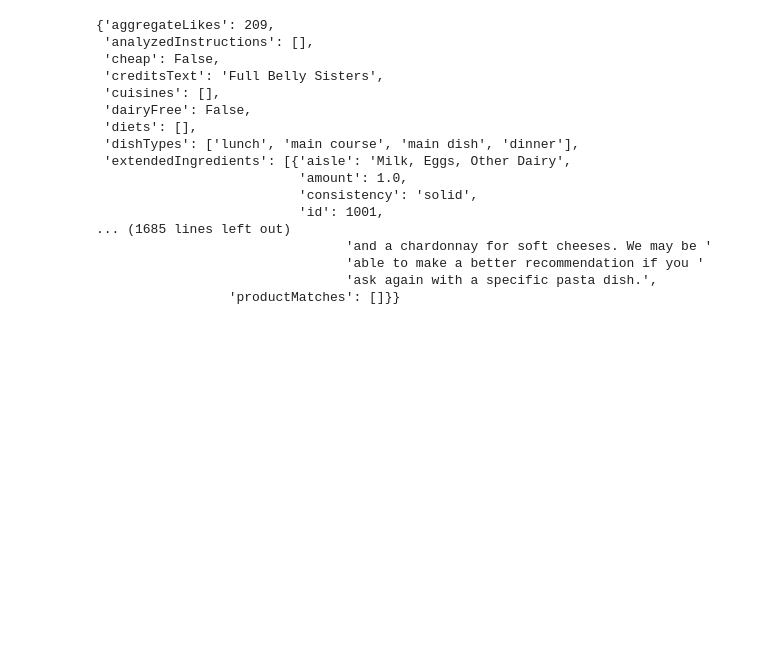
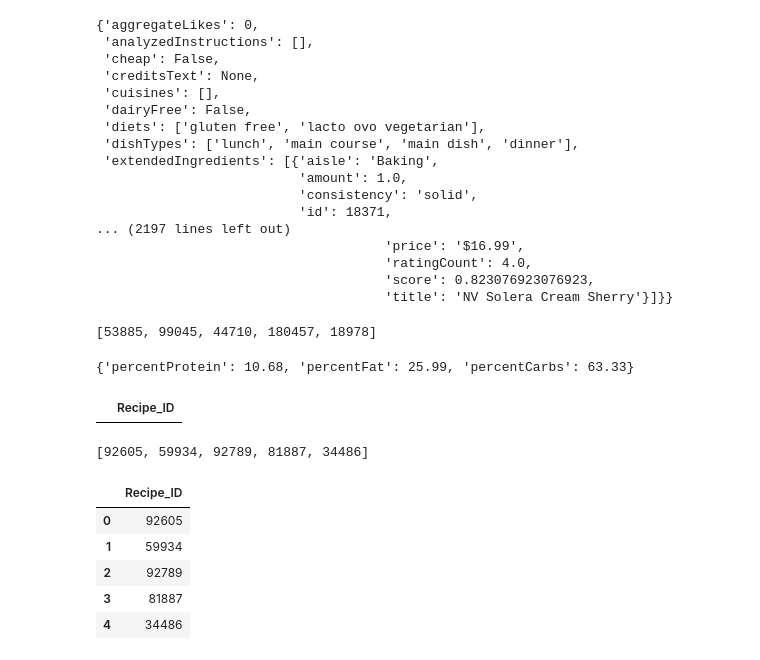
Before and after one commit to Jamahler/Project-3, a Jupyter notebook: asmvm_files/recipes.ipynb, the cells around one changed output. Drawn from its saved outputs; the diff is of its cells as text; code cells hidden in the pictures; blank space fills up the shorter version.

Commit message:
working on code for api spoonacular data

```diff
--- a/asmvm_files/recipes.ipynb
+++ b/asmvm_files/recipes.ipynb
@@ -10,22 +17,53 @@ recipe_query = f"{recipe_url_base}&apiKey={api_key}"
 # %%
 s = requests.Session()
-response = s.get(recipe_query)
-pprint(response.json())
+response = s.get(recipe_query).json()
+## pretty print the response
+pprint(response)
+# response
 # %% [output]
-{'aggregateLikes': 209,
+{'aggregateLikes': 0,
  'analyzedInstructions': [],
  'cheap': False,
- 'creditsText': 'Full Belly Sisters',
+ 'creditsText': None,
  'cuisines': [],
  'dairyFree': False,
- 'diets': [],
+ 'diets': ['gluten free', 'lacto ovo vegetarian'],
  'dishTypes': ['lunch', 'main course', 'main dish', 'dinner'],
- 'extendedIngredients': [{'aisle': 'Milk, Eggs, Other Dairy',
+ 'extendedIngredients': [{'aisle': 'Baking',
                           'amount': 1.0,
                           'consistency': 'solid',
-                          'id': 1001,
-... (1685 lines left out)
-                                'and a chardonnay for soft cheeses. We may be '
-                                'able to make a better recommendation if you '
-                                'ask again with a specific pasta dish.',
-                 'productMatches': []}}
+                          'id': 18371,
+... (2197 lines left out)
+                                     'price': '$16.99',
+                                     'ratingCount': 4.0,
+                                     'score': 0.823076923076923,
+                                     'title': 'NV Solera Cream Sherry'}]}}
+# %%
+random_num = [random.randrange(1,200000,1) for i in range(5)]
+random_num
+# %% [output]
+[53885, 99045, 44710, 180457, 18978]
+# %%
+# ingredients = list(range(len(response['nutrition']['ingredients'])))
+# ingredients
+
+# for i in ingredients:
+#     names = response['nutrition']['ingredients'][i]['name']
+#     print(names)
+
+# Extract desired data from the stored json response
+summary = response['summary']
+title = response['title']
+prepTime = response['readyInMinutes']
+image = response['image']
+pairedWine = response['winePairing']['pairedWines']
+pairingDesc = response['winePairing']['pairingText']
+id_number = response['id']
+serving = response['servings']
+likes = response['aggregateLikes']
+sourceurl = response['sourceUrl']
+nutrition = response['nutrition']['caloricBreakdown']
+
+# food_names = response['nutrition']['ingredients'][i for i in ingredients]['name']
+# %% [output]
+{'percentProtein': 10.68, 'percentFat': 25.99, 'percentCarbs': 63.33}
@@ -31,0 +79,24 @@ pprint(response.json())
+# %%
+# create empty dataframe to collect dish pairings from list of wines
+columns = ['Recipe_ID']
+recipe_df = pd.DataFrame(columns=columns)
+recipe_df
+# dish_pairing_df['wine'] = wine_selections
+# dish_pairing_df
+# %% [output]
+|  | Recipe_ID |
+# %%
+recipe_num= [random.randrange(1,200000,1) for i in range(5)]
+recipe_num
+# %% [output]
+[92605, 59934, 92789, 81887, 34486]
+# %%
+recipe_df['Recipe_ID'] = recipe_num
+recipe_df
+# %% [output]
+|  | Recipe_ID |
+| 0 | 92605 |
+| 1 | 59934 |
+| 2 | 92789 |
+| 3 | 81887 |
+| 4 | 34486 |
```
Also changed, not shown: parts of 7 cells of this notebook, 1 other file.
